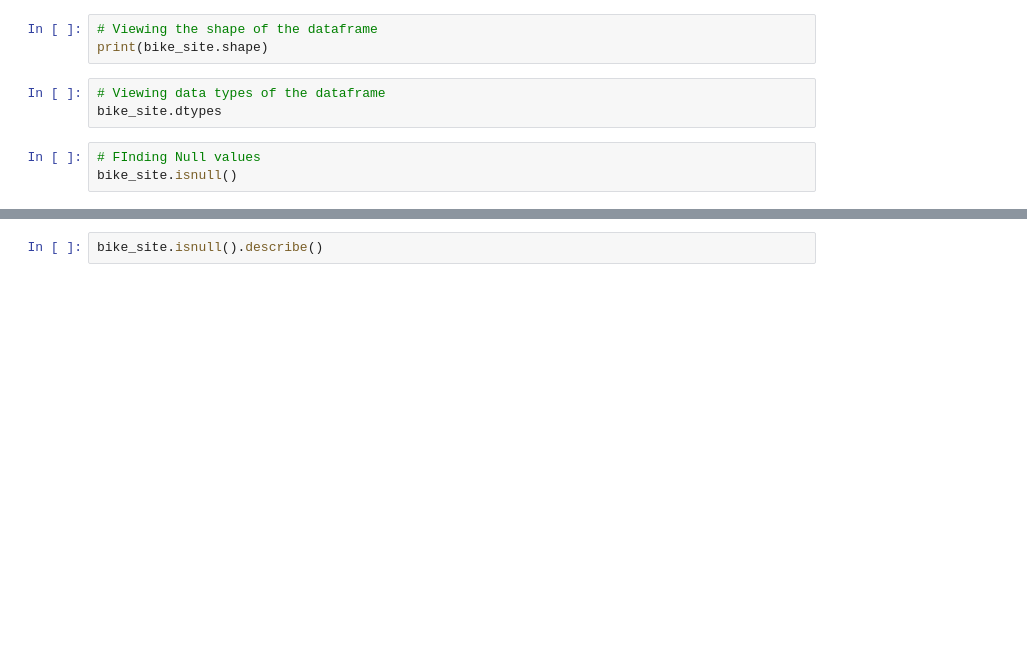
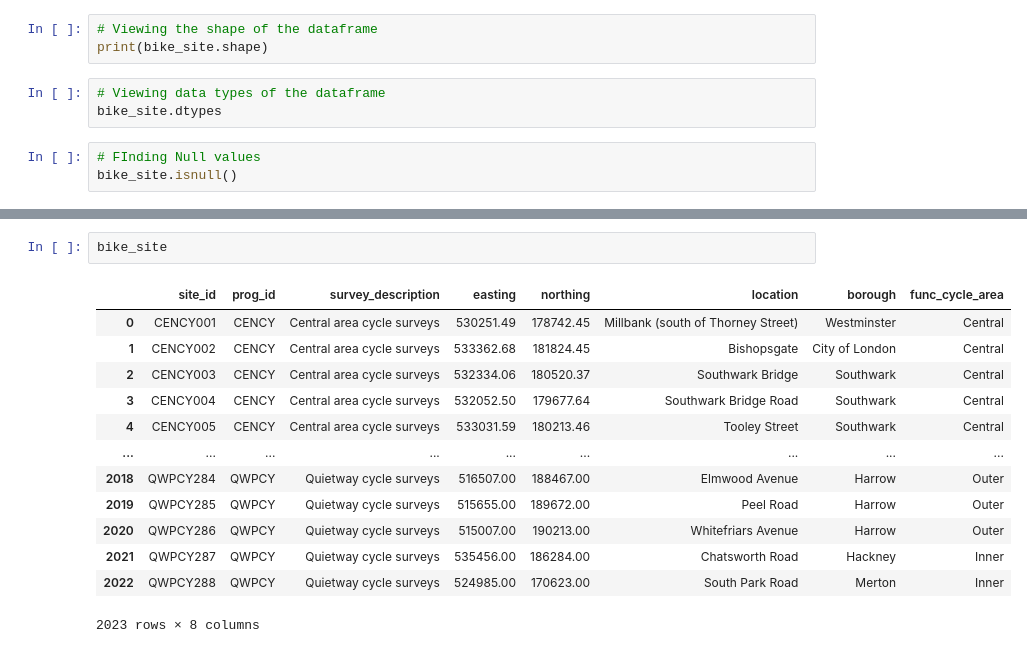
Before and after one commit to teamlse2022/Thoughtworks, a Jupyter notebook: London Dataset/LSE Employer Project Central, Inner London and Biking Sites Analysis 23-09-22.ipynb, the cells around one changed output, grey strips where cells are left out. Drawn from its saved outputs; the diff is of its cells as text; blank space fills up the shorter version.

```diff
--- a/London Dataset/LSE Employer Project Central, Inner London and Biking Sites Analysis 23-09-22.ipynb
+++ b/London Dataset/LSE Employer Project Central, Inner London and Biking Sites Analysis 23-09-22.ipynb
@@ -956,2 +987,16 @@ bike_site.isnull().sum()
 # %%
-bike_site.isnull().describe()
+bike_site
+# %% [output]
+|  | site_id | prog_id | survey_description | easting | northing | location | borough | func_cycle_area |
+| 0 | CENCY001 | CENCY | Central area cycle surveys | 530251.49 | 178742.45 | Millbank (south of Thorney Street) | Westminster | Central |
+| 1 | CENCY002 | CENCY | Central area cycle surveys | 533362.68 | 181824.45 | Bishopsgate | City of London | Central |
+| 2 | CENCY003 | CENCY | Central area cycle surveys | 532334.06 | 180520.37 | Southwark Bridge | Southwark | Central |
+| 3 | CENCY004 | CENCY | Central area cycle surveys | 532052.50 | 179677.64 | Southwark Bridge Road | Southwark | Central |
+| 4 | CENCY005 | CENCY | Central area cycle surveys | 533031.59 | 180213.46 | Tooley Street | Southwark | Central |
+| ... | ... | ... | ... | ... | ... | ... | ... | ... |
+| 2018 | QWPCY284 | QWPCY | Quietway cycle surveys | 516507.00 | 188467.00 | Elmwood Avenue | Harrow | Outer |
+| 2019 | QWPCY285 | QWPCY | Quietway cycle surveys | 515655.00 | 189672.00 | Peel Road | Harrow | Outer |
+| 2020 | QWPCY286 | QWPCY | Quietway cycle surveys | 515007.00 | 190213.00 | Whitefriars Avenue | Harrow | Outer |
+| 2021 | QWPCY287 | QWPCY | Quietway cycle surveys | 535456.00 | 186284.00 | Chatsworth Road | Hackney | Inner |
+| 2022 | QWPCY288 | QWPCY | Quietway cycle surveys | 524985.00 | 170623.00 | South Park Road | Merton | Inner |
+2023 rows × 8 columns
```
Also changed, not shown: parts of 8 cells of this notebook.
